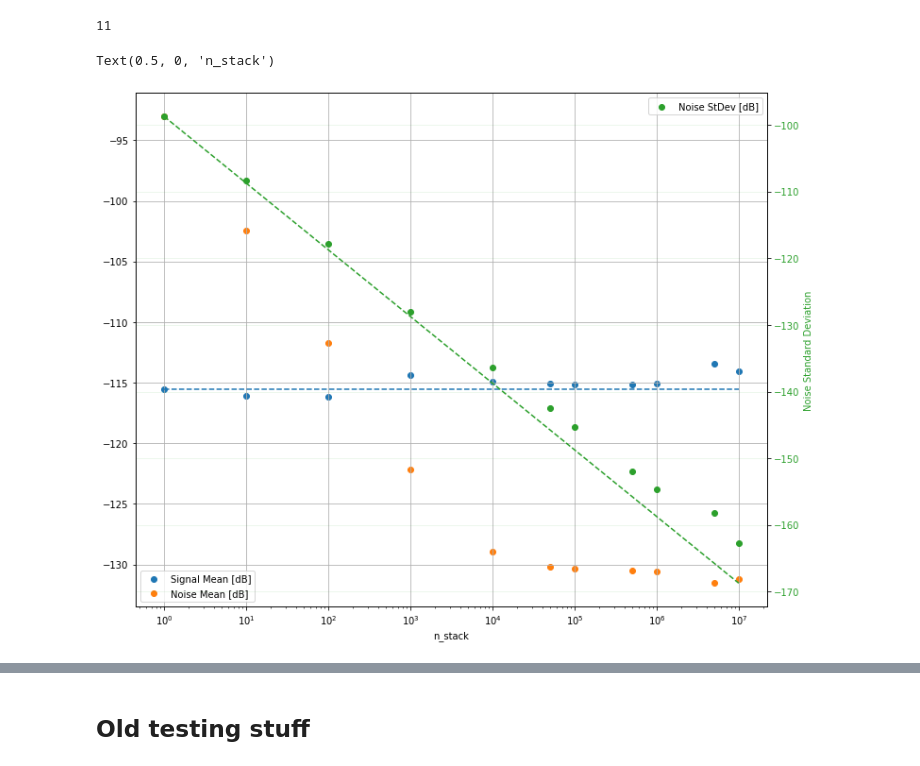
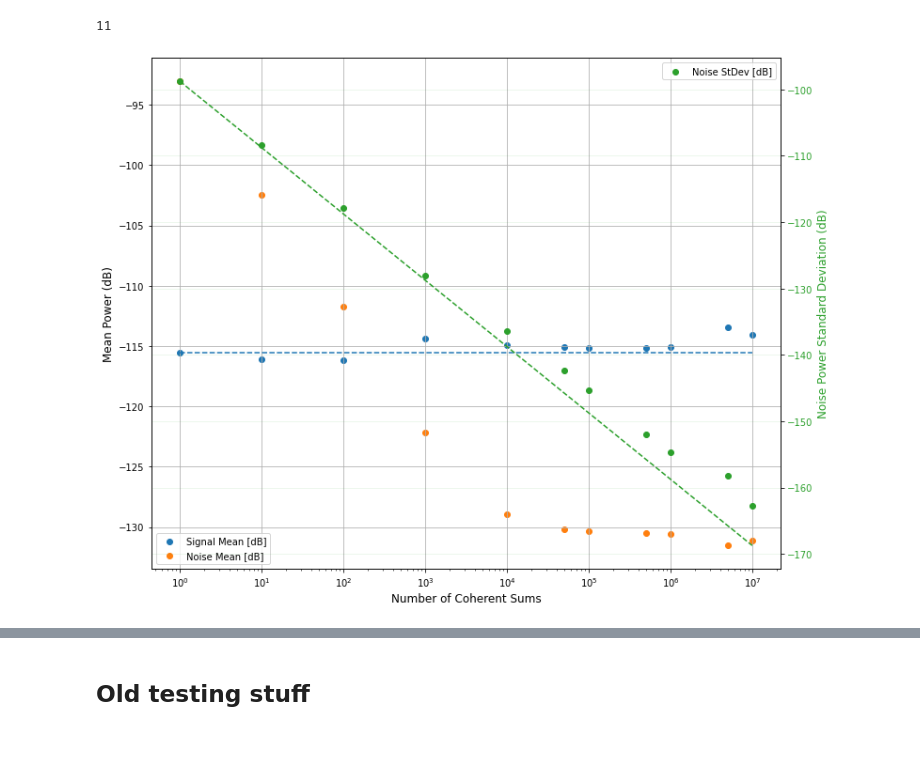
Before and after one commit to radioglaciology/uhd_radar, a Jupyter notebook: postprocessing/test_scripts/Loopback SNR.ipynb, the cells around one changed output, grey strips where cells are left out. Saved outputs shown, nothing was run; the diff lists cells and outputs as text; code cells hidden in the pictures.

```diff
--- a/postprocessing/test_scripts/Loopback SNR.ipynb
+++ b/postprocessing/test_scripts/Loopback SNR.ipynb
@@ -232,8 +232,8 @@ for idx, n_stack in enumerate([1, 10, 100, 1000, 10000, 50000, 100000, 500000, 1
     fig, ax = plt.subplots(figsize=(10,6), facecolor='white')
     ax.plot(dist_to_reflector, ret_power[:,0])
     ax.grid()
-    ax.set_xlabel("Distance to reflection")
-    ax.set_ylabel("Return power [dB]")
+    ax.set_xlabel("Distance to Reflection (m)")
+    ax.set_ylabel("Return Power (dB)")
     ax.text(0, 1.05, prefix.split("/")[-1] + "\n" + f"n_stack = {n_stack}, attenuation = {atten_db} dB", horizontalalignment='left', verticalalignment='center', transform=ax.transAxes)
 
     # Signal
@@ -257,8 +257,8 @@ for idx, n_stack in enumerate([1, 10, 100, 1000, 10000, 50000, 100000, 500000, 1
                    alpha=0.2, color='green')
     ax.plot(dist_to_reflector[noise_start_idx:noise_end_idx], noise_mean_db[0] * np.ones_like(noise_region[:,0]), c='green', linestyle="--")
 
-    #ax.set_ylim(-100, -10)
-    #fig.savefig(f"plots/sidelobes_idx{idx:02d}.png")
+    ax.set_ylim(-150, -80)
+    fig.savefig(f"plots/nstack{idx:02d}.png", dpi=300)
 
     plot_data_stack['n_stack'].append(n_stack)
     plot_data_stack['signal_mean'].append(np.abs(np.mean(pulse_compressed[np.array(sig_peak_idx), np.arange(0, num_pulses)])))
@@ -279,36 +279,38 @@ for idx, n_stack in enumerate([1, 10, 100, 1000, 10000, 50000, 100000, 500000, 1
 # %%
 fig, ax1 = plt.subplots(figsize=(12,10), facecolor='white')
 ax1.set_xscale('log')
 ax2 = ax1.twinx()
 ax1.scatter(plot_data_stack['n_stack'], 20*np.log10(plot_data_stack['signal_mean']), label="Signal Mean [dB]", c='tab:blue')
 ax1.scatter(plot_data_stack['n_stack'], 20*np.log10(plot_data_stack['noise_mean']), label="Noise Mean [dB]", c='tab:orange')
 
 ax2.scatter(plot_data_stack['n_stack'], 20*np.log10(plot_data_stack['noise_std']), label="Noise StDev [dB]", c='tab:green')
 
 ax1.legend(loc='lower left')
 ax2.legend(loc='upper right')
 ax1.grid()
 #ax1.set_aspect('equal')
 #ax1.set_ylim(-140,-10)
 #ax2.set_ylim(-140,-80)
 
 print(len(plot_data_stack['signal_mean']))
 
 # Add expected coherent stacking lines
 sig_mean_n1 = 20*np.log10(plot_data_stack['signal_mean'][0])
 ax1.plot(plot_data_stack['n_stack'], sig_mean_n1*np.ones_like(plot_data_stack['n_stack']), c='tab:blue', linestyle="--")
 noise_std_n1 = 20*np.log10(plot_data_stack['noise_std'][0])
 ax2.plot(plot_data_stack['n_stack'], -10 * np.log10(np.array(plot_data_stack['n_stack'])) + noise_std_n1, c='tab:green', linestyle="--") # TODO
 
 color = 'tab:green'
-ax2.set_ylabel('Noise Standard Deviation', color=color)
+ax2.set_ylabel('Noise Power Standard Deviation (dB)', color=color, fontsize=12)
 ax2.tick_params(axis='y', labelcolor=color)
 ax2.grid(color=color, alpha=0.1)
-ax1.set_xlabel('n_stack')
+ax1.set_xlabel('Number of Coherent Sums', fontsize=12)
+ax1.set_ylabel('Mean Power (dB)', fontsize=12)
+
+fig.savefig("plots/" + prefix[11:] + "_snr_stacks.png", dpi=300)
 # %% [output]
 11
-Text(0.5, 0, 'n_stack')
-[figure, old version]
+[figure, new version]
 # %%
 print(20*np.log10(plot_data_stack['noise_std'][0]))
 fig, ax1 = plt.subplots(figsize=(12,10), facecolor='white')
```
Also changed, not shown: parts of 5 cells of this notebook, 1 other file.
